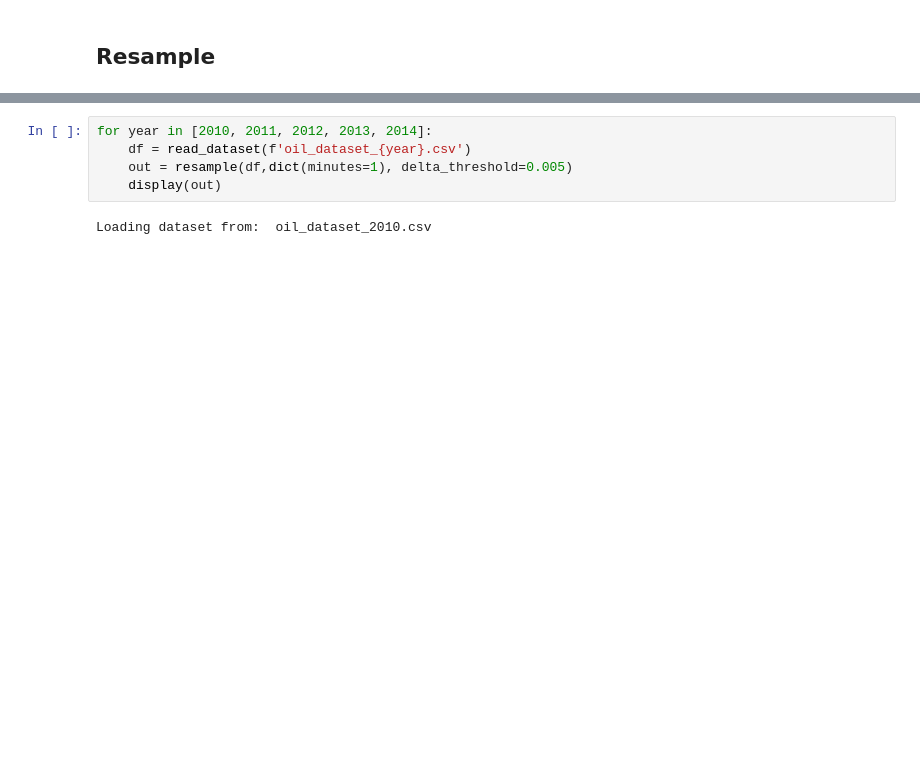
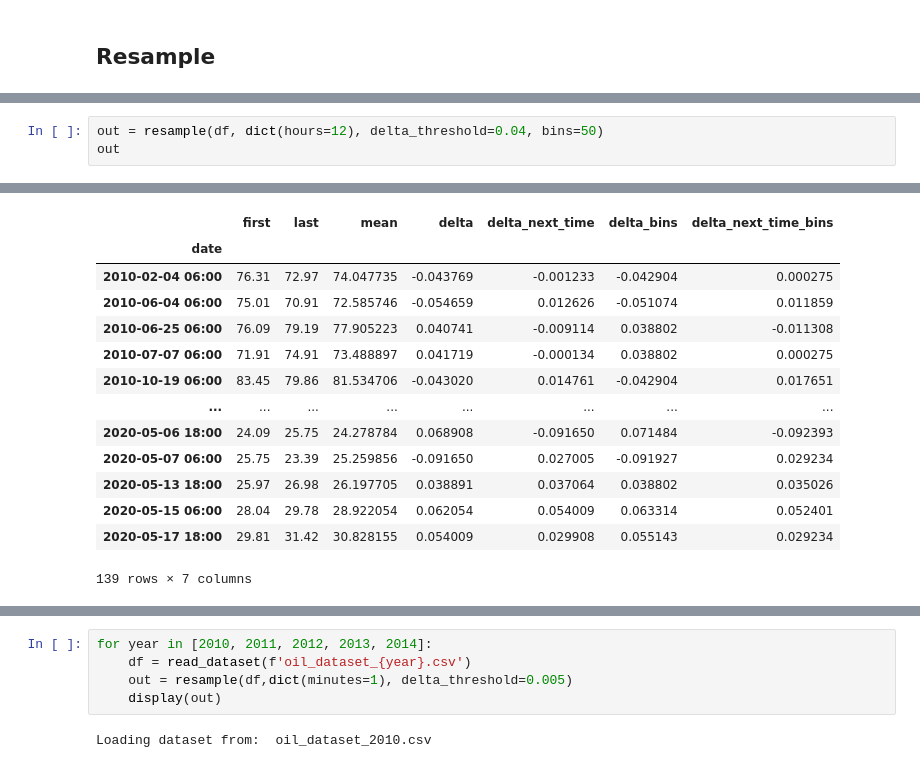
Before and after one commit to Serebryanskiy/Freelance, a Jupyter notebook: John/script.ipynb, the cells around one changed output, grey strips where cells are left out. Cells and saved outputs as stored; diff of their text form; blank space fills up the shorter version.

```diff
--- a/John/script.ipynb
+++ b/John/script.ipynb
@@ -149,0 +207,4 @@ def resample(df, freq_dict, delta_threshold = 0.005, heatmap=True, bins=25, titl
+# %%
+out = resample(df, dict(hours=12), delta_threshold=0.04, bins=50)
+out
+# %% [output]
@@ -149,0 +212,14 @@ def resample(df, freq_dict, delta_threshold = 0.005, heatmap=True, bins=25, titl
+|  | first | last | mean | delta | delta_next_time | delta_bins | delta_next_time_bins |
+| date |  |  |  |  |  |  |  |
+| 2010-02-04 06:00 | 76.31 | 72.97 | 74.047735 | -0.043769 | -0.001233 | -0.042904 | 0.000275 |
+| 2010-06-04 06:00 | 75.01 | 70.91 | 72.585746 | -0.054659 | 0.012626 | -0.051074 | 0.011859 |
+| 2010-06-25 06:00 | 76.09 | 79.19 | 77.905223 | 0.040741 | -0.009114 | 0.038802 | -0.011308 |
+| 2010-07-07 06:00 | 71.91 | 74.91 | 73.488897 | 0.041719 | -0.000134 | 0.038802 | 0.000275 |
+| 2010-10-19 06:00 | 83.45 | 79.86 | 81.534706 | -0.043020 | 0.014761 | -0.042904 | 0.017651 |
+| ... | ... | ... | ... | ... | ... | ... | ... |
+| 2020-05-06 18:00 | 24.09 | 25.75 | 24.278784 | 0.068908 | -0.091650 | 0.071484 | -0.092393 |
+| 2020-05-07 06:00 | 25.75 | 23.39 | 25.259856 | -0.091650 | 0.027005 | -0.091927 | 0.029234 |
+| 2020-05-13 18:00 | 25.97 | 26.98 | 26.197705 | 0.038891 | 0.037064 | 0.038802 | 0.035026 |
+| 2020-05-15 06:00 | 28.04 | 29.78 | 28.922054 | 0.062054 | 0.054009 | 0.063314 | 0.052401 |
+| 2020-05-17 18:00 | 29.81 | 31.42 | 30.828155 | 0.054009 | 0.029908 | 0.055143 | 0.029234 |
+139 rows × 7 columns
```
Also changed, not shown: parts of 16 cells of this notebook.
